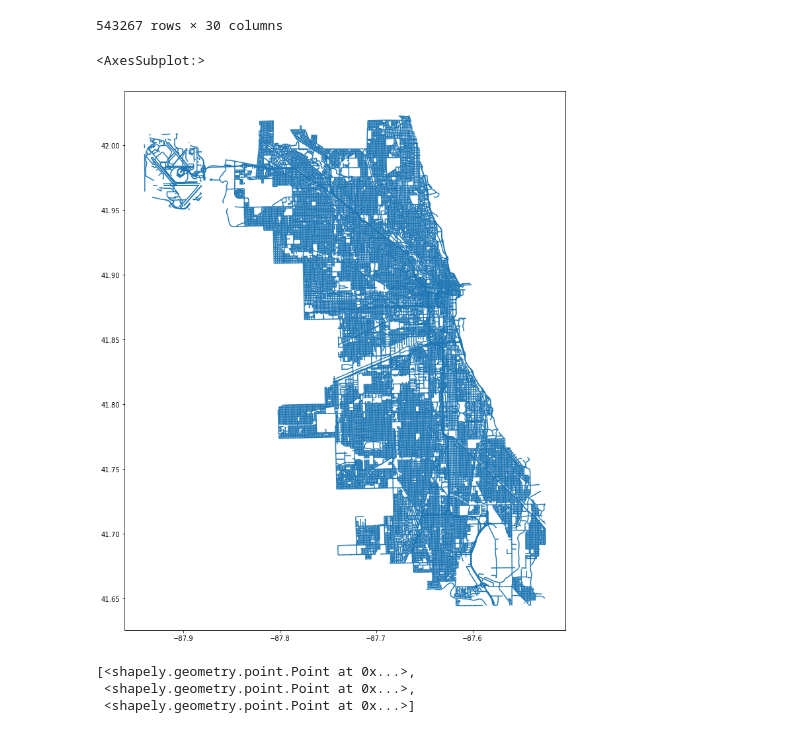
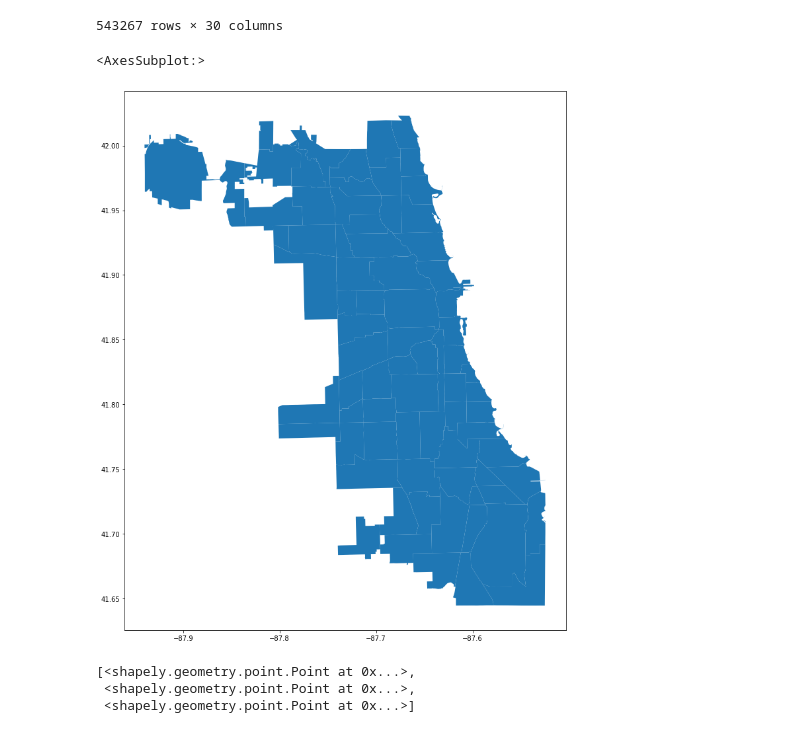
Before and after one commit to raylinsoriano/Project_3_Classification, a Jupyter notebook: lorela_nb.ipynb, the cells around one changed output. Drawn from its saved outputs; the diff is of its cells as text; code cells hidden in the pictures.

```diff
--- a/lorela_nb.ipynb
+++ b/lorela_nb.ipynb
@@ -346,12 +354,12 @@ from shapely.geometry import Point, Polygon
 %matplotlib inline
 import descartes
 # %%
-street_map = gpd.read_file('data/street_center_lines/geo_export_5b756109-9119-4fba-8896-3b624808d48f.shp')
+street_map = gpd.read_file('data/street_center_lines/geo_export_1cf411cc-3964-4b23-a824-9e05b1386235.shp')
 fig,ax = plt.subplots(figsize = (15,15))
 street_map.plot(ax=ax)
 # %% [output]
 <AxesSubplot:>
-[figure, old version]
+[figure, new version]
 # %%
 crs = {'init': 'epsg:4326'}
 geo = [Point(xy) for xy in zip( df["LONGITUDE"], df["LATITUDE"])]
```
Also changed, not shown: parts of 45 cells of this notebook.
